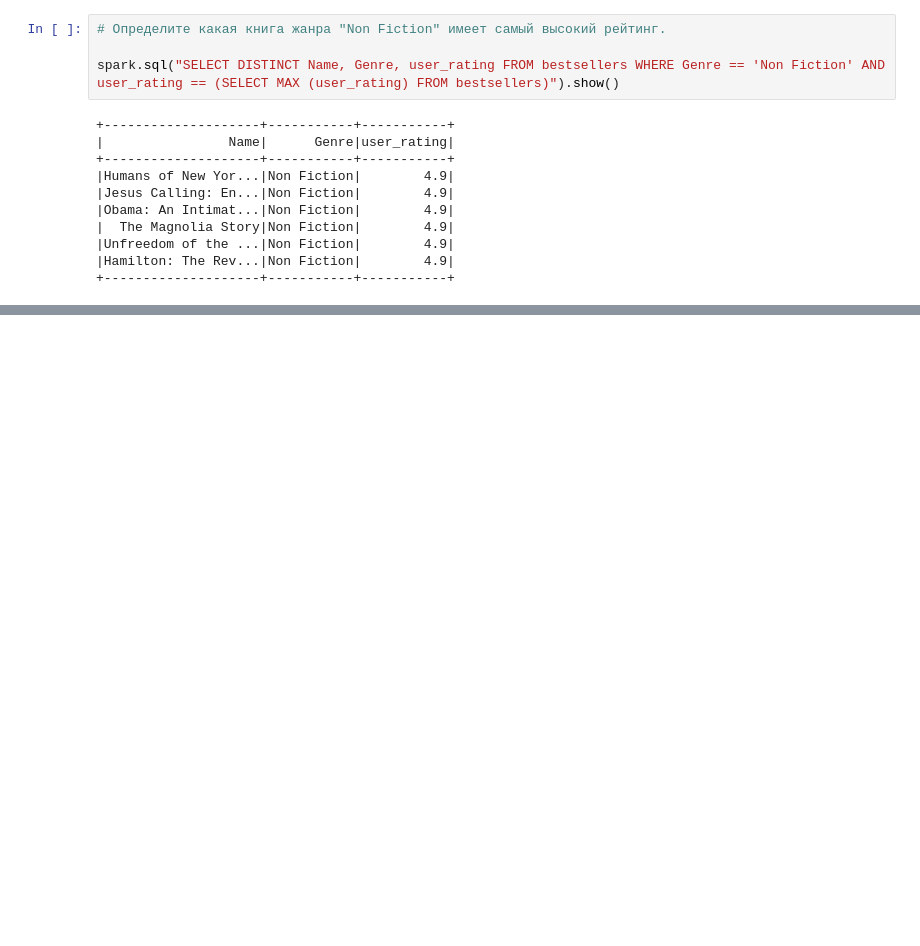
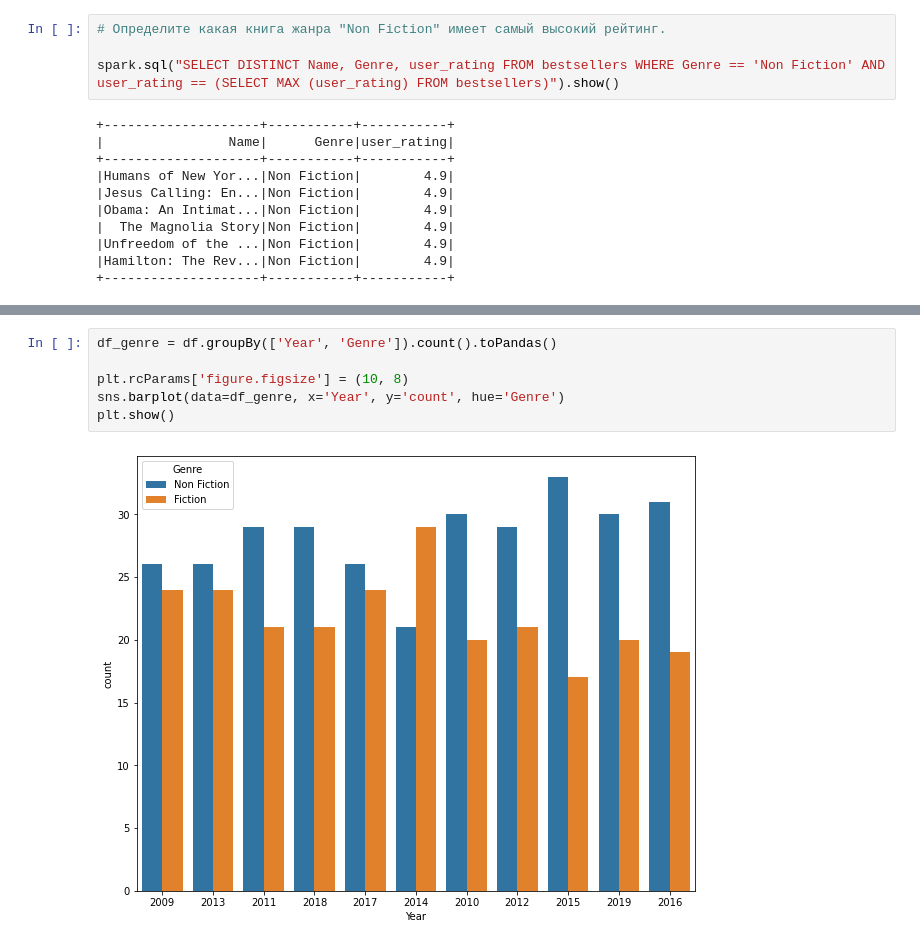
Before and after one commit to HPavlova/data_science-hw-06, a Jupyter notebook: hw6.ipynb, the cells around one changed output, grey strips where cells are left out. Drawn from its saved outputs; the diff is of its cells as text; blank space fills up the shorter version.

```diff
--- a/hw6.ipynb
+++ b/hw6.ipynb
@@ -179,0 +192,8 @@ spark.sql("SELECT DISTINCT Name, Genre, user_rating FROM bestsellers WHERE Genre
+# %%
+df_genre = df.groupBy(['Year', 'Genre']).count().toPandas()
+
+plt.rcParams['figure.figsize'] = (10, 8)
+sns.barplot(data=df_genre, x='Year', y='count', hue='Genre')
+plt.show()
+# %% [output]
+[figure, added]
```
Also changed, not shown: parts of 2 cells of this notebook.
